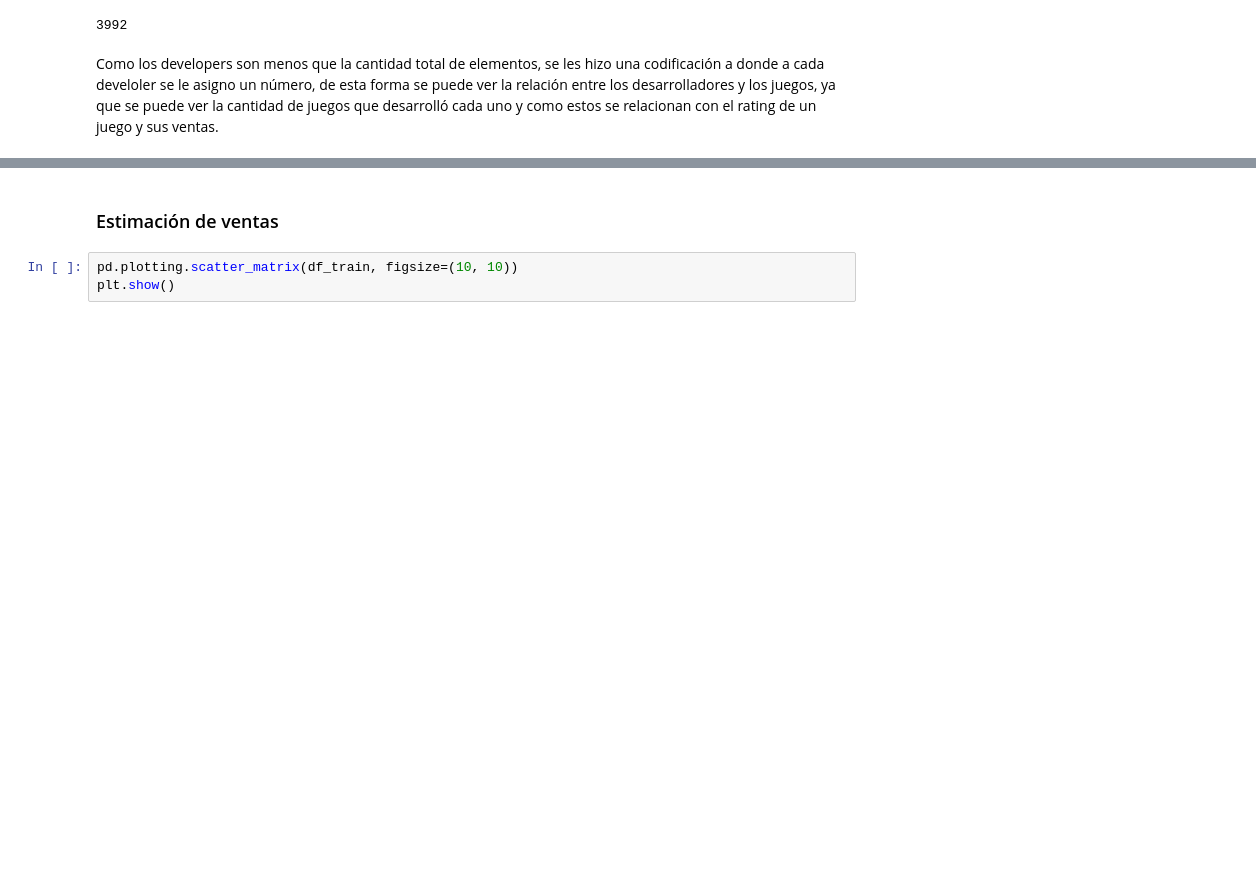
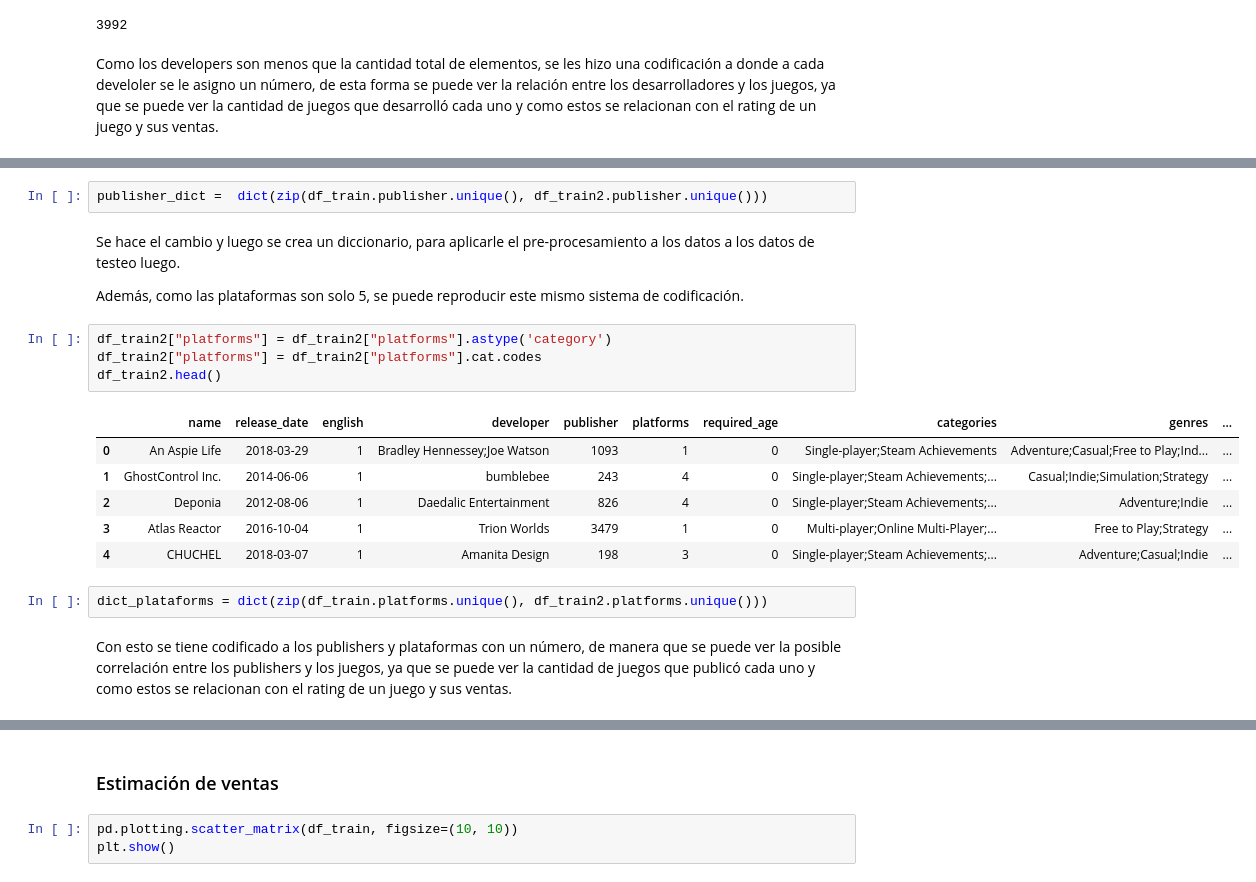
Before and after one commit to DanielCG19/Evaluaciones-MDS7202, a Jupyter notebook: Proyecto/Proyecto.ipynb, the cells around one changed output, grey strips where cells are left out. Cells and saved outputs as stored; diff of their text form; blank space fills up the shorter version.

```diff
--- a/Proyecto/Proyecto.ipynb
+++ b/Proyecto/Proyecto.ipynb
@@ -323,3 +288,24 @@ df_train2.head()
 | 2 | Deponia | 2012-08-06 | 1 | Daedalic Entertainment | 826 | windows;mac;linux | 0 | Single-player;Steam Achievements;... | Adventure;Indie | ... |
 | 3 | Atlas Reactor | 2016-10-04 | 1 | Trion Worlds | 3479 | windows | 0 | Multi-player;Online Multi-Player;... | Free to Play;Strategy | ... |
 | 4 | CHUCHEL | 2018-03-07 | 1 | Amanita Design | 198 | windows;mac | 0 | Single-player;Steam Achievements;... | Adventure;Casual;Indie | ... |
+# %%
+publisher_dict =  dict(zip(df_train.publisher.unique(), df_train2.publisher.unique()))
+# %% [markdown]
+Se hace el cambio y luego se crea un diccionario, para aplicarle el pre-procesamiento a los datos a los datos de testeo luego.
+
+Además, como las plataformas son solo 5, se puede reproducir este mismo sistema de codificación.
+# %%
+df_train2["platforms"] = df_train2["platforms"].astype('category')
+df_train2["platforms"] = df_train2["platforms"].cat.codes
+df_train2.head()
+# %% [output]
+|  | name | release_date | english | developer | publisher | platforms | required_age | categories | genres | ... |
+| 0 | An Aspie Life | 2018-03-29 | 1 | Bradley Hennessey;Joe Watson | 1093 | 1 | 0 | Single-player;Steam Achievements | Adventure;Casual;Free to Play;Ind... | ... |
+| 1 | GhostControl Inc. | 2014-06-06 | 1 | bumblebee | 243 | 4 | 0 | Single-player;Steam Achievements;... | Casual;Indie;Simulation;Strategy | ... |
+| 2 | Deponia | 2012-08-06 | 1 | Daedalic Entertainment | 826 | 4 | 0 | Single-player;Steam Achievements;... | Adventure;Indie | ... |
+| 3 | Atlas Reactor | 2016-10-04 | 1 | Trion Worlds | 3479 | 1 | 0 | Multi-player;Online Multi-Player;... | Free to Play;Strategy | ... |
+| 4 | CHUCHEL | 2018-03-07 | 1 | Amanita Design | 198 | 3 | 0 | Single-player;Steam Achievements;... | Adventure;Casual;Indie | ... |
+# %%
+dict_plataforms = dict(zip(df_train.platforms.unique(), df_train2.platforms.unique()))
+# %% [markdown]
+Con esto se tiene codificado a los publishers y plataformas con un número, de manera que se puede ver la posible correlación entre los publishers y los juegos, ya que se puede ver la cantidad de juegos que publicó cada uno y como estos se relacionan con el rating de un juego y sus ventas.
```
Also changed, not shown: parts of 3 cells of this notebook.
